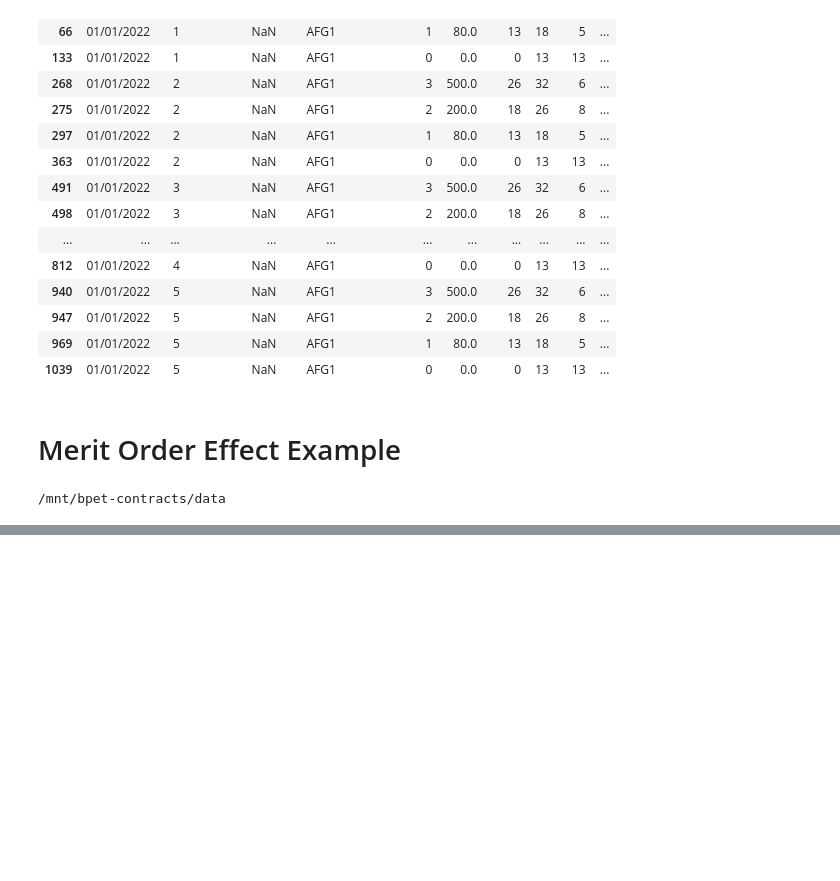
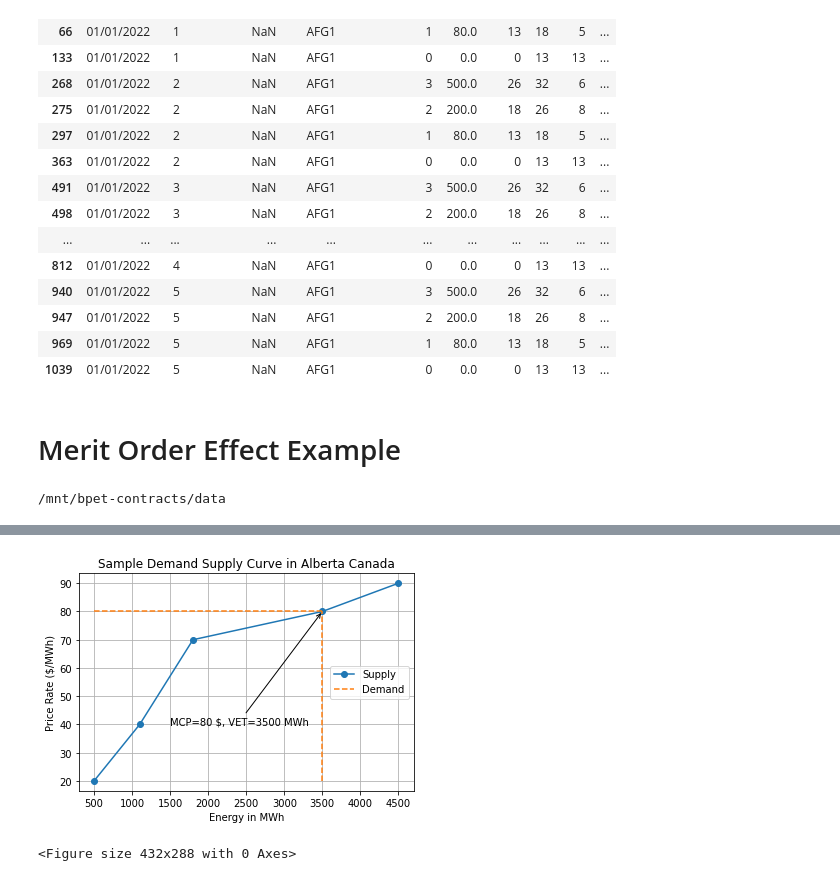
Before and after one commit to CaixiangFan/bpet-contracts, a Jupyter notebook: scripts/python/dataProcess.ipynb, the cells around one changed output, grey strips where cells are left out. Drawn from its saved outputs; the diff is of its cells as text; code cells hidden in the pictures; blank space fills up the shorter version.

```diff
--- a/scripts/python/dataProcess.ipynb
+++ b/scripts/python/dataProcess.ipynb
@@ -433,0 +435,21 @@ array([1300, 2300, 3000, 3600, 4100])
+# %%
+fig, ax = plt.subplots()
+ax.plot(supply_cumsum, supply_price, marker='o', label='Supply')
+ax.hlines(y=[80], xmin=500, xmax=3500, color='tab:orange', linestyle='--', label='Demand')
+ax.vlines(x=[3500], ymin=20, ymax=80, color='tab:orange',  linestyle='--')
+ax.set_title('Sample Demand Supply Curve in Alberta Canada')
+ax.annotate("MCP=80 $, VET=3500 MWh",
+            xy=(3500, 80), xycoords='data',
+            xytext=(1500, 40), textcoords='data',
+            arrowprops=dict(arrowstyle="->",
+                            connectionstyle="arc3"),
+            )
+ax.set_xlabel('Energy in MWh')
+ax.set_ylabel('Price Rate ($/MWh)')
+ax.grid()
+ax.legend(loc='right')
+plt.show()
+plt.savefig('Alberta_moe.pdf')
+# %% [output]
+[figure, added]
+<Figure size 432x288 with 0 Axes>
```
Also changed, not shown: parts of 8 cells of this notebook, 3 other files.
